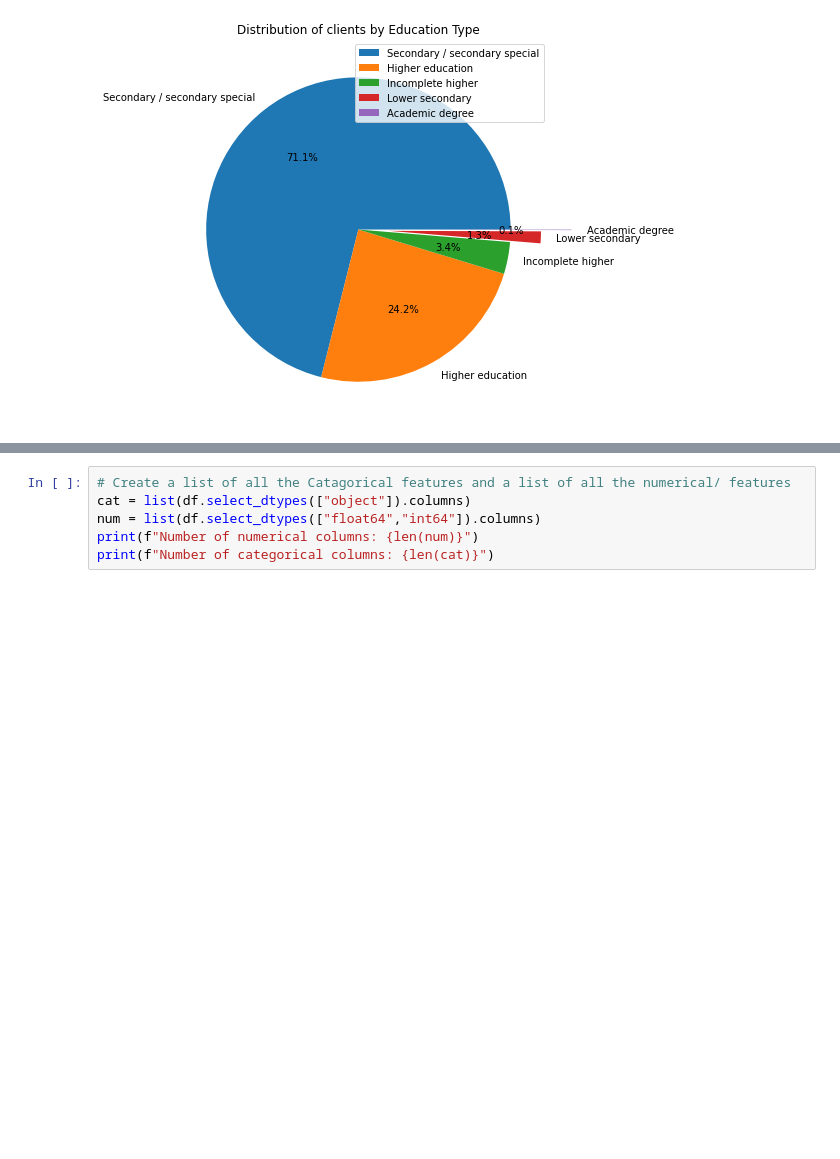
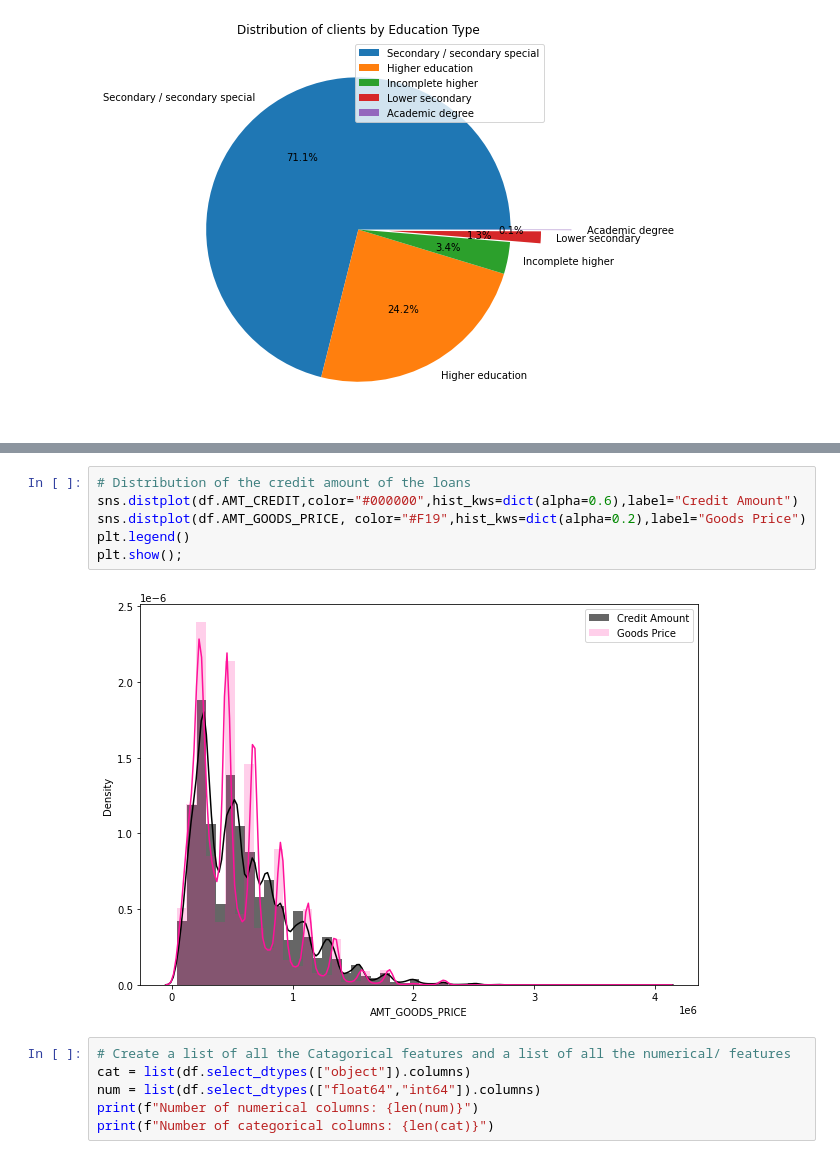
Before and after one commit to SharelCooper/LoanDefaultAnalysisAndMLPredicton, a Jupyter notebook: Loan Defualt Project .ipynb, the cells around one changed output, grey strips where cells are left out. Cells and saved outputs as stored; diff of their text form; blank space fills up the shorter version.

```diff
--- a/Loan Defualt Project .ipynb
+++ b/Loan Defualt Project .ipynb
@@ -786,3 +802,11 @@ plt.show();
+# %%
+# Distribution of the credit amount of the loans
+sns.distplot(df.AMT_CREDIT,color="#000000",hist_kws=dict(alpha=0.6),label="Credit Amount")
+sns.distplot(df.AMT_GOODS_PRICE, color="#F19",hist_kws=dict(alpha=0.2),label="Goods Price")
+plt.legend()
+plt.show();
+# %% [output]
+[figure, added]
 # %%
 # Create a list of all the Catagorical features and a list of all the numerical/ features
 cat = list(df.select_dtypes(["object"]).columns)
```
Also changed, not shown: parts of 8 cells of this notebook.
